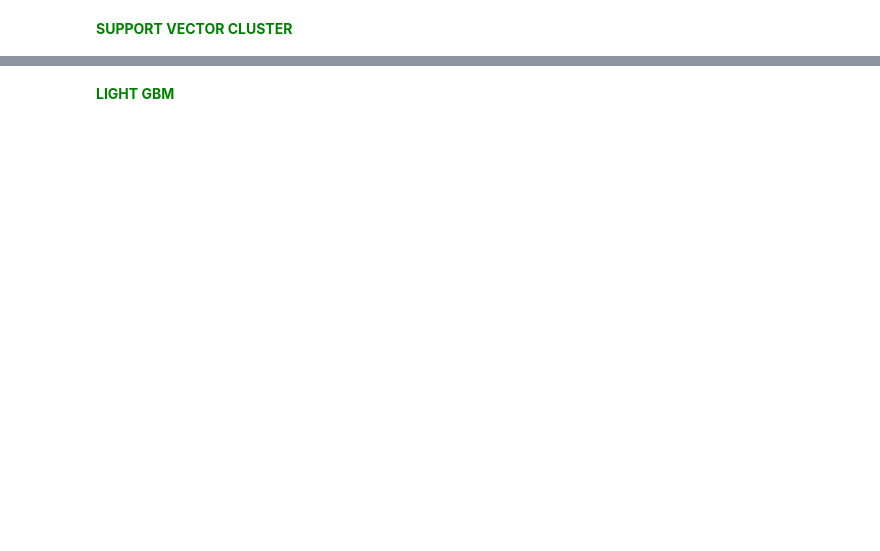
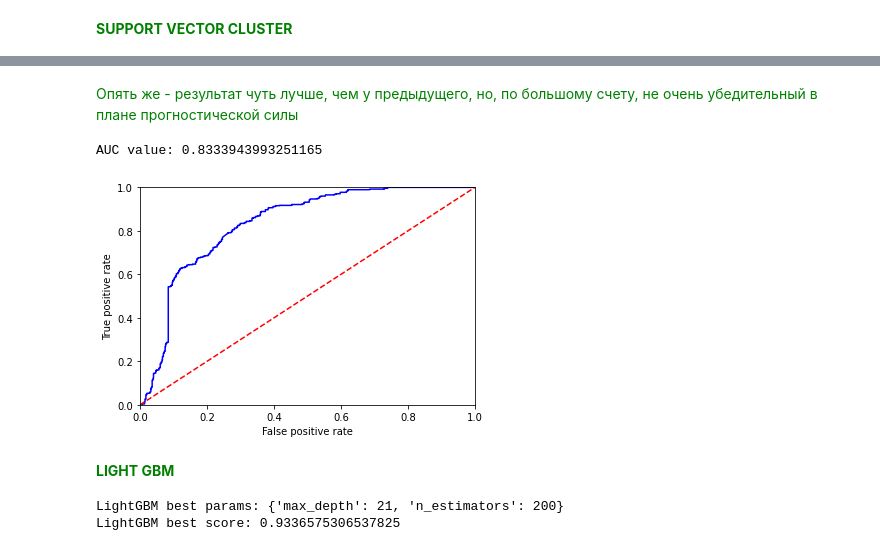
Before and after one commit to RadFam/good-bad-credits, a Jupyter notebook: revo_project.ipynb, the cells around one changed output, grey strips where cells are left out. Drawn from its saved outputs; the diff is of its cells as text; code cells hidden in the pictures; blank space fills up the shorter version.

```diff
--- a/revo_project.ipynb
+++ b/revo_project.ipynb
@@ -626,14 +712,42 @@ print(f'SVC poly best score: {svc_poly_acc}')
+# %% [markdown]
+<span style="color:green">
+Опять же - результат чуть лучше, чем у предыдущего, но, по большому счету, не очень убедительный в плане прогностической силы
+</span>
+# %%
+test_svc_mod = SVC(kernel='poly', probability=True, gamma=svc_poly_params['gamma'], C=svc_poly_params['C'], degree=svc_poly_params['degree'], coef0=svc_poly_params['coef0'])
+test_svc_mod.fit(features_train, target_train)
+probs = test_svc_mod.predict_proba(features_test)
+preds = probs[:,1]
+
+fpr_sgd, tpr_sgd, threshold = roc_curve(target_test, preds)
+auc_value_sgd = auc(fpr_sgd, tpr_sgd)
+
+print(f"AUC value: {auc_value_sgd}")
+
+plt.plot(fpr_sgd, tpr_sgd, 'b')
+plt.plot([0,1],[0,1],'r--')
+plt.xlim([0,1])
+plt.ylim([0,1])
+plt.xlabel("False positive rate")
+plt.ylabel("True positive rate")
+plt.show()
+# %% [output]
+AUC value: 0.8333943993251165
+[figure, added]
 # %% [markdown]
 <span style="color:green">
 <b>LIGHT GBM</b>
 </span>
 # %%
 model_lgb = lgb.LGBMClassifier(random_state=123)
-params_lgb = {"model__n_estimators" : range(40,201,10), "model__max_depth" : range(5,25)}
-grid_search_lgb = GridSearchCV(model_lgb, params_lgb, cv=5, scoring='accuracy')
+params_lgb = {"n_estimators" : range(40,201,10), "max_depth" : range(5,25)}
+grid_search_lgb = GridSearchCV(model_lgb, params_lgb, cv=3, scoring='accuracy')
 grid_search_lgb.fit(features_train, target_train)
 
 lgb_params = grid_search_lgb.best_params_
 lgb_acc = grid_search_lgb.best_score_
 print(f'LightGBM best params: {lgb_params}')
 print(f'LightGBM best score: {lgb_acc}')
+# %% [output]
+LightGBM best params: {'max_depth': 21, 'n_estimators': 200}
+LightGBM best score: 0.9336575306537825
```
Also changed, not shown: parts of 23 cells of this notebook.
